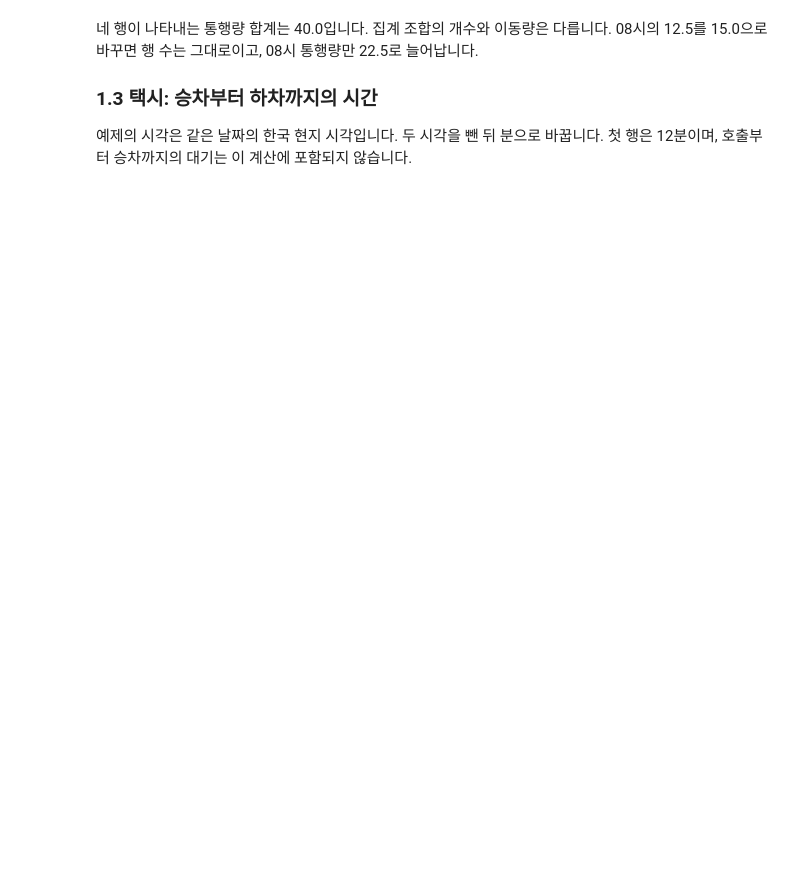
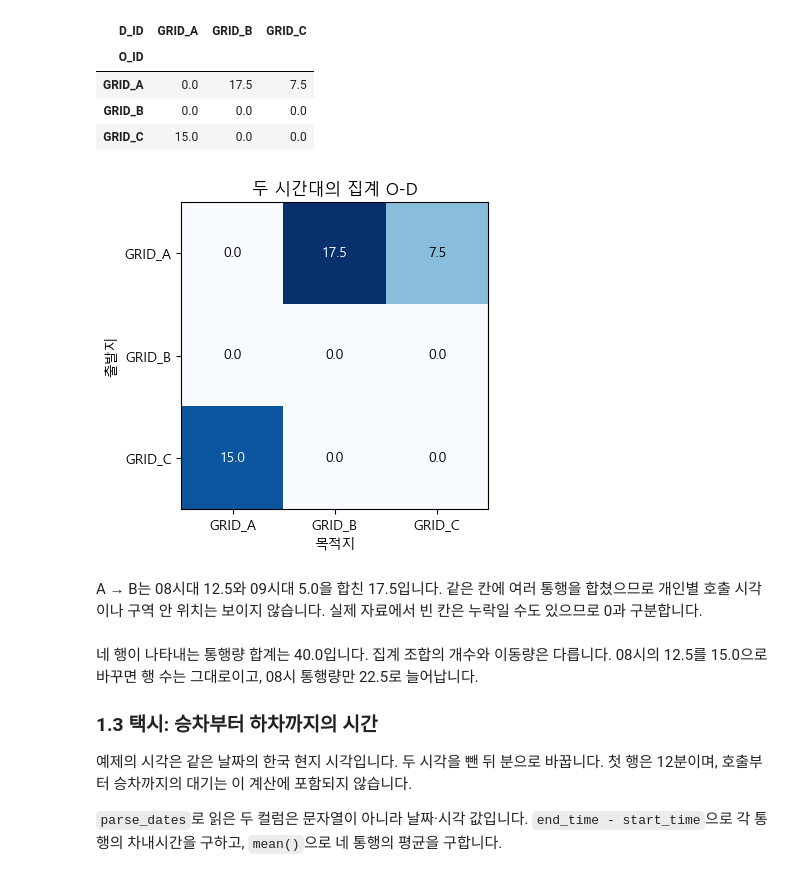
Before and after one commit to jihoyeo/mobility-simulation-book, a Jupyter notebook: labs/ch08_demand.ipynb, the cells around one changed output. Saved outputs shown, nothing was run; the diff lists cells and outputs as text; code cells hidden in the pictures; blank space fills up the shorter version.

```diff
--- a/labs/ch08_demand.ipynb
+++ b/labs/ch08_demand.ipynb
@@ -36,0 +52,14 @@ EXAMPLES = ROOT / "data/examples/demand_forms"
+# %%
+from IPython.display import display  # 한 셀에서 표를 명시적으로 표시합니다
+import matplotlib.pyplot as plt  # 시간선과 공간 그림을 그립니다
+import numpy as np  # 행렬과 좌표를 계산합니다
+
+def show_matrix(ax, matrix, title, vmax=None):  # O-D 표와 같은 순서로 그림을 만듭니다
+    image = ax.imshow(matrix.to_numpy(), cmap="Blues", vmin=0, vmax=vmax)  # 색으로 통행량을 표시합니다
+    ax.set(xticks=range(len(matrix.columns)), xticklabels=matrix.columns,  # 열은 목적지입니다
+           yticks=range(len(matrix.index)), yticklabels=matrix.index,  # 행은 출발지입니다
+           xlabel="목적지", ylabel="출발지", title=title)
+    for i, j in np.ndindex(matrix.shape):  # 각 칸의 추정량 또는 관측량을 읽습니다
+        color = "white" if image.norm(matrix.iloc[i, j]) > 0.55 else "black"  # 배경과 글자를 구분합니다
+        ax.text(j, i, f"{matrix.iloc[i, j]:.1f}", ha="center", va="center", color=color)
+    return image  # 필요한 경우 색 범례를 붙일 수 있습니다
@@ -67,3 +168,20 @@ telecom_hourly
+# %%
+zones = ["GRID_A", "GRID_B", "GRID_C"]  # 행과 열에 같은 구역 순서를 사용합니다
+od_matrix = telecom.pivot_table(index="O_ID", columns="D_ID", values="MOVE_CNT", aggfunc="sum", fill_value=0)
+od_matrix = od_matrix.reindex(index=zones, columns=zones, fill_value=0)  # 출발 기록이 없는 구역도 표시합니다
+display(od_matrix)  # 색을 보기 전에 각 칸의 수치를 확인합니다
+fig, ax = plt.subplots(figsize=(6, 4))  # 하나의 O-D 행렬을 그립니다
+show_matrix(ax, od_matrix, "두 시간대의 집계 O-D")  # 대각선은 같은 구역 안의 통행입니다
+fig.tight_layout()
+# %% [output]
+| D_ID | GRID_A | GRID_B | GRID_C |
+| O_ID |  |  |  |
+| GRID_A | 0.0 | 17.5 | 7.5 |
+| GRID_B | 0.0 | 0.0 | 0.0 |
+| GRID_C | 15.0 | 0.0 | 0.0 |
+[figure, added]
+# %% [markdown]
+A → B는 08시대 12.5와 09시대 5.0을 합친 17.5입니다. 같은 칸에 여러 통행을 합쳤으므로 개인별 호출 시각이나 구역 안 위치는 보이지 않습니다. 실제 자료에서 빈 칸은 누락일 수도 있으므로 0과 구분합니다.
 # %% [markdown]
 네 행이 나타내는 통행량 합계는 40.0입니다. 집계 조합의 개수와 이동량은 다릅니다.
 08시의 12.5를 15.0으로 바꾸면 행 수는 그대로이고, 08시 통행량만 22.5로 늘어납니다.
@@ -72,3 +190,6 @@ telecom_hourly
 
 예제의 시각은 같은 날짜의 한국 현지 시각입니다.
 두 시각을 뺀 뒤 분으로 바꿉니다. 첫 행은 12분이며, 호출부터 승차까지의 대기는 이 계산에 포함되지 않습니다.
+
+`parse_dates`로 읽은 두 컬럼은 문자열이 아니라 날짜·시각 값입니다.
+`end_time - start_time`으로 각 통행의 차내시간을 구하고, `mean()`으로 네 통행의 평균을 구합니다.
```
Also changed, not shown: parts of 133 cells of this notebook, 14 other files.
